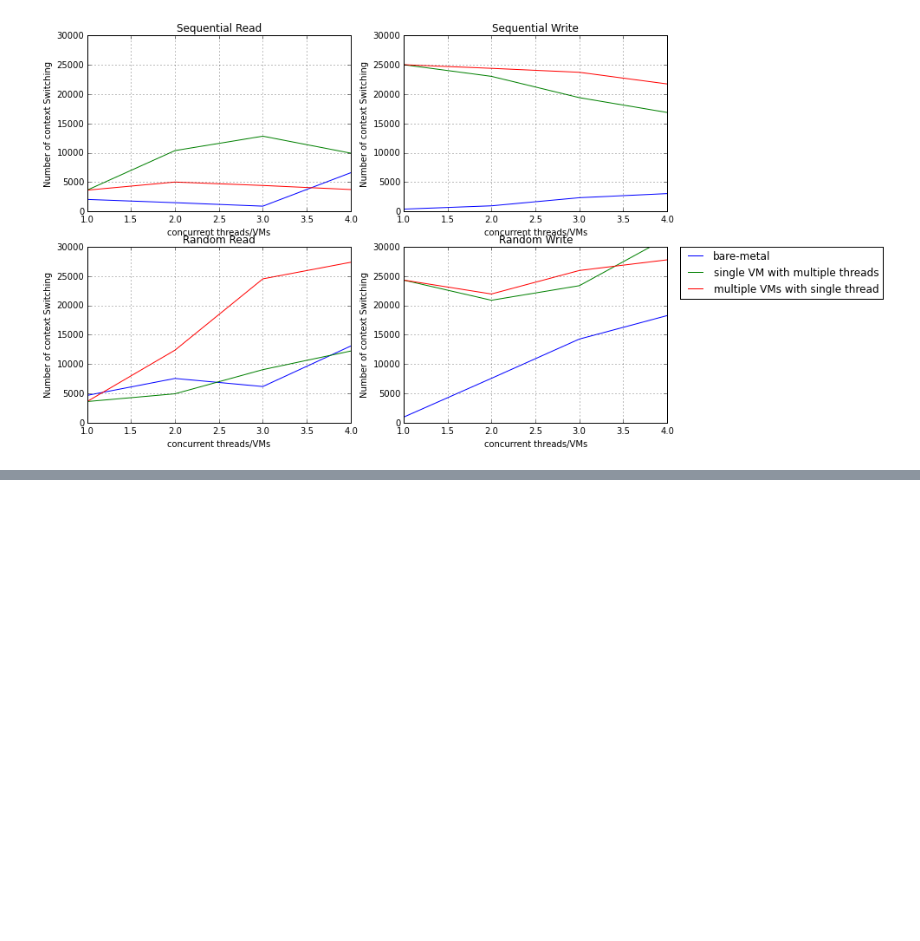
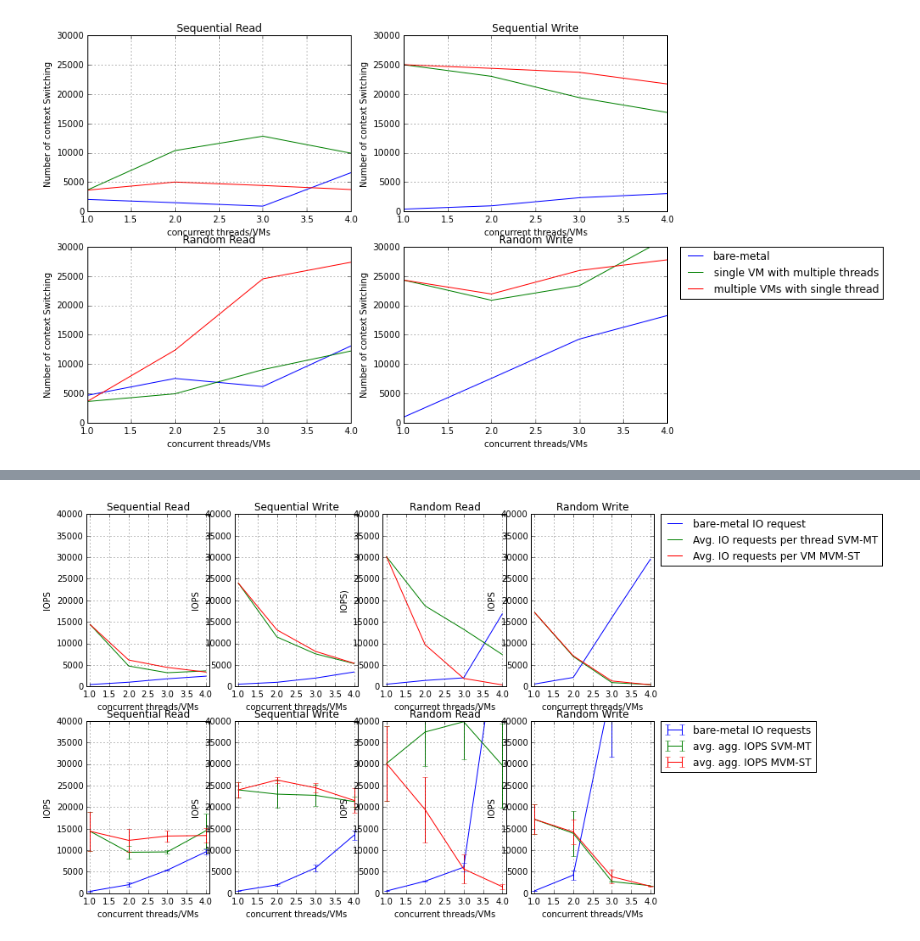
Before and after one commit to hasonhai/io_measurements, a Jupyter notebook: notebook/DiskTest Analysis.ipynb, the cells around one changed output, grey strips where cells are left out. Cells and saved outputs as stored; diff of their text form; code cells hidden in the pictures; blank space fills up the shorter version.

```diff
--- a/notebook/DiskTest Analysis.ipynb
+++ b/notebook/DiskTest Analysis.ipynb
@@ -758,0 +760,20 @@ pylab.ylabel('Number of context Switching')
+# %%
+# Putting average throughput per thread/VM to vector before plotting
+iopssrbf = avgiopsin5tests.filter(regex="^SRBFTH").tolist()
+iopsswbf = avgiopsin5tests.filter(regex="^SWBFTH").tolist()
+iopsrrbf = avgiopsin5tests.filter(regex="^RRBFTH").tolist()
+iopsrwbf = avgiopsin5tests.filter(regex="^RWBFTH").tolist()
+iopssrsvm = avgiopsin5tests.filter(regex="^SR1VMTH").tolist()
+iopsswsvm = avgiopsin5tests.filter(regex="^SW1VMTH").tolist()
+iopsrrsvm = avgiopsin5tests.filter(regex="^RR1VMTH").tolist()
+iopsrwsvm = avgiopsin5tests.filter(regex="^RW1VMTH").tolist()
+iopssrmvm = avgiopsin5tests.filter(regex="^SR[1-4]VMTH1").tolist()
+iopsswmvm = avgiopsin5tests.filter(regex="^SW[1-4]VMTH1").tolist()
+iopsrrmvm = avgiopsin5tests.filter(regex="^RR[1-4]VMTH1").tolist()
+iopsrwmvm = avgiopsin5tests.filter(regex="^RW[1-4]VMTH1").tolist()
+# %%
+# Calculate aggregated throughput on each host of each test, then taking the average
+aggiopsin1test = onehostdata.T.sum() # Aggregate throughput on each host in one test
+avgaggiopsintestgrouped = aggiopsin1test.groupby(level=0)
+avgaggiopsin5tests = avgaggiopsintestgrouped.mean() # Then calculate the average of the total throughput through 5 tests
+ciaggiopsin5tests = avgaggiopsintestgrouped.aggregate(lambda x: np.std(x) / np.sqrt(x.count()) * 1.96) # Confident interval of 95%
@@ -758,0 +808,79 @@ pylab.ylabel('Number of context Switching')
+# %%
+x_axis = [1,2,3,4]
+
+plt.subplot(241)
+plt.plot(x_axis, iopssrbf, x_axis, iopssrsvm, x_axis, iopssrmvm)
+plt.axis([0.9, 4.1, 0, 40000])
+plt.grid(True)
+plt.title('Sequential Read')
+pylab.xlabel('concurrent threads/VMs')
+pylab.ylabel('IOPS')
+
+plt.subplot(242)
+plt.plot(x_axis, iopsswbf, x_axis, iopsswsvm, x_axis, iopsswmvm)
+plt.axis([0.9, 4.1, 0, 40000])
+plt.grid(True)
+plt.title('Sequential Write')
+pylab.xlabel('concurrent threads/VMs')
+pylab.ylabel('IOPS')
+
+plt.subplot(243)
+plt.plot(x_axis, iopsrrbf, x_axis, iopsrrsvm, x_axis, iopsrrmvm)
+plt.axis([0.9, 4.1, 0, 40000])
+plt.grid(True)
+plt.title('Random Read')
+pylab.xlabel('concurrent threads/VMs')
+pylab.ylabel('IOPS)')
+
+plt.subplot(244)
+plt.plot(x_axis, iopsrwbf, label = 'bare-metal IO request')
+plt.plot(x_axis, iopsrwsvm, label = 'Avg. IO requests per thread SVM-MT')
+plt.plot(x_axis, iopsrwmvm, label = 'Avg. IO requests per VM MVM-ST')
+plt.axis([0.9, 4.1, 0, 40000])
+plt.grid(True)
+plt.title('Random Write')
+plt.legend(bbox_to_anchor=(1.05, 1), loc=2, borderaxespad=0.)
+pylab.xlabel('concurrent threads/VMs')
+pylab.ylabel('IOPS')
+
+plt.subplot(245)
+plt.errorbar(x_axis, aggiopssrbf, ciaggiopssrbf)
+plt.errorbar(x_axis, aggiopssrsvm, ciaggiopssrsvm)
+plt.errorbar(x_axis, aggiopssrmvm, ciaggiopssrmvm)
+plt.axis([0.9, 4.1, 0, 40000])
+plt.grid(True)
+plt.title('Sequential Read')
+pylab.xlabel('concurrent threads/VMs')
+pylab.ylabel('IOPS')
+
+plt.subplot(246)
+plt.errorbar(x_axis, aggiopsswbf, ciaggiopsswbf)
+plt.errorbar(x_axis, aggiopsswsvm, ciaggiopsswsvm)
+plt.errorbar(x_axis, aggiopsswmvm, ciaggiopsswmvm)
+plt.axis([0.9, 4.1, 0, 40000])
+plt.grid(True)
+plt.title('Sequential Write')
+pylab.xlabel('concurrent threads/VMs')
+pylab.ylabel('IOPS')
+
+plt.subplot(247)
+plt.errorbar(x_axis, aggiopsrrbf, ciaggiopsrrbf)
+plt.errorbar(x_axis, aggiopsrrsvm, ciaggiopsrrsvm)
+plt.errorbar(x_axis, aggiopsrrmvm, ciaggiopsrrmvm)
+plt.axis([0.9, 4.1, 0, 40000])
+plt.grid(True)
+plt.title('Random Read')
+pylab.xlabel('concurrent threads/VMs')
+pylab.ylabel('IOPS')
+
+plt.subplot(248)
+plt.errorbar(x_axis, aggiopsrwbf, ciaggiopsrwbf, label = 'bare-metal IO requests')
+plt.errorbar(x_axis, aggiopsrwsvm, ciaggiopsrwsvm, label = 'avg. agg. IOPS SVM-MT')
+plt.errorbar(x_axis, aggiopsrwmvm, ciaggiopsrwmvm, label = 'avg. agg. IOPS MVM-ST')
+plt.axis([0.9, 4.1, 0, 40000])
+plt.grid(True)
+plt.title('Random Write')
+plt.legend(bbox_to_anchor=(1.05, 1), loc=2, borderaxespad=0.)
+pylab.xlabel('concurrent threads/VMs')
+pylab.ylabel('IOPS')
+# %% [output]
@@ -758,0 +888 @@ pylab.ylabel('Number of context Switching')
+[figure, added]
```
Also changed, not shown: parts of 19 cells of this notebook, 1 other file.
